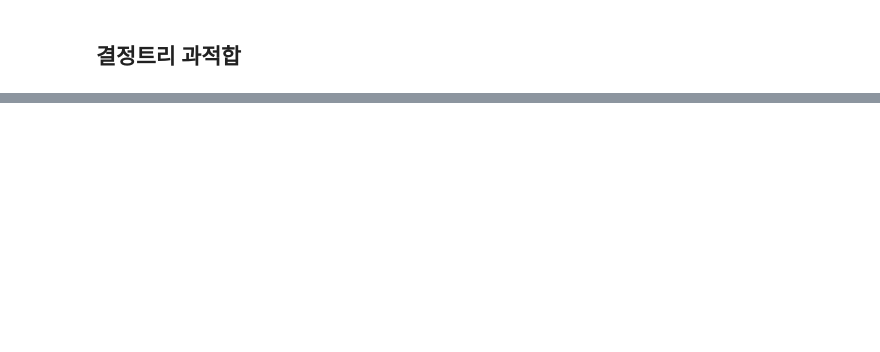
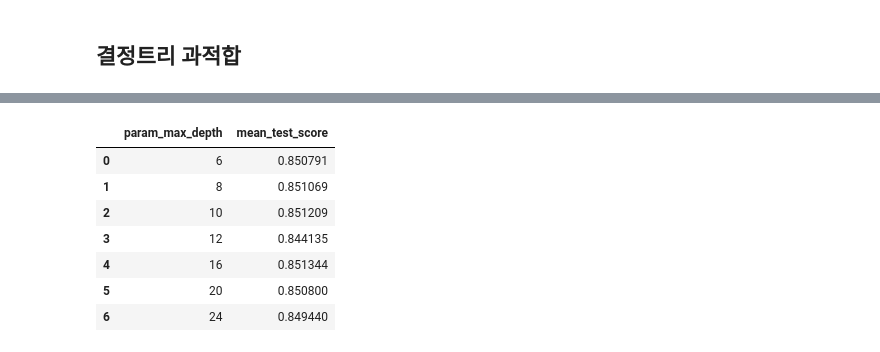
Before and after one commit to soyoonjeong/MachineLearning, a Jupyter notebook: 결정트리.ipynb, the cells around one changed output, grey strips where cells are left out. Cells and saved outputs as stored; diff of their text form; code cells hidden in the pictures; blank space fills up the shorter version.

```diff
--- a/결정트리.ipynb
+++ b/결정트리.ipynb
@@ -66,0 +113,20 @@ petal width (cm) : 0.4003
+# %%
+def get_human_dataset():
+    feature_name_df = pd.read_csv("./datasets/human_activity/features.txt", sep="\s+",\
+                             header=None, names=["column_index", "column_name"])
+
+    feature_name_df = get_new_feature_name_df(feature_name_df)
+
+    feature_name= feature_name_df.iloc[:,1].values.tolist()
+
+    X_train = pd.read_csv("./datasets/human_activity/train/X_train.txt",sep="\s+",
+                     names = feature_name)
+    X_test = pd.read_csv("./datasets/human_activity/test/X_test.txt",sep="\s+",
+                     names = feature_name)
+    y_train = pd.read_csv("./datasets/human_activity/train/y_train.txt",sep="\s+",
+                     header=None,names = ["action"])
+    y_test = pd.read_csv("./datasets/human_activity/test/y_test.txt",sep="\s+",
+                     header=None,names = ["action"])
+    return X_train,X_test,y_train,y_test
+
+X_train,X_test,y_train, y_test = get_human_dataset()
@@ -66,0 +155,11 @@ petal width (cm) : 0.4003
+# %%
+from sklearn.tree import DecisionTreeClassifier
+from sklearn.metrics import accuracy_score
+
+dt_clf = DecisionTreeClassifier(random_state=156)
+dt_clf.fit(X_train, y_train)
+pred = dt_clf.predict(X_test)
+accuracy = accuracy_score(y_test, pred)
+print("결정 트리 예측 정확도 : {0:.4f}".format(accuracy))
+
+print("DecisionTreeClassifier 기본 하이퍼 파라미터 : \n", dt_clf.get_params())
@@ -66,0 +185,13 @@ petal width (cm) : 0.4003
+# %%
+cv_results_df = pd.DataFrame(grid_cv.cv_results_)
+
+cv_results_df[["param_max_depth","mean_test_score"]]
+# %% [output]
+|  | param_max_depth | mean_test_score |
+| 0 | 6 | 0.850791 |
+| 1 | 8 | 0.851069 |
+| 2 | 10 | 0.851209 |
+| 3 | 12 | 0.844135 |
+| 4 | 16 | 0.851344 |
+| 5 | 20 | 0.850800 |
+| 6 | 24 | 0.849440 |
```
Also changed, not shown: parts of 13 cells of this notebook, 1 other file.
